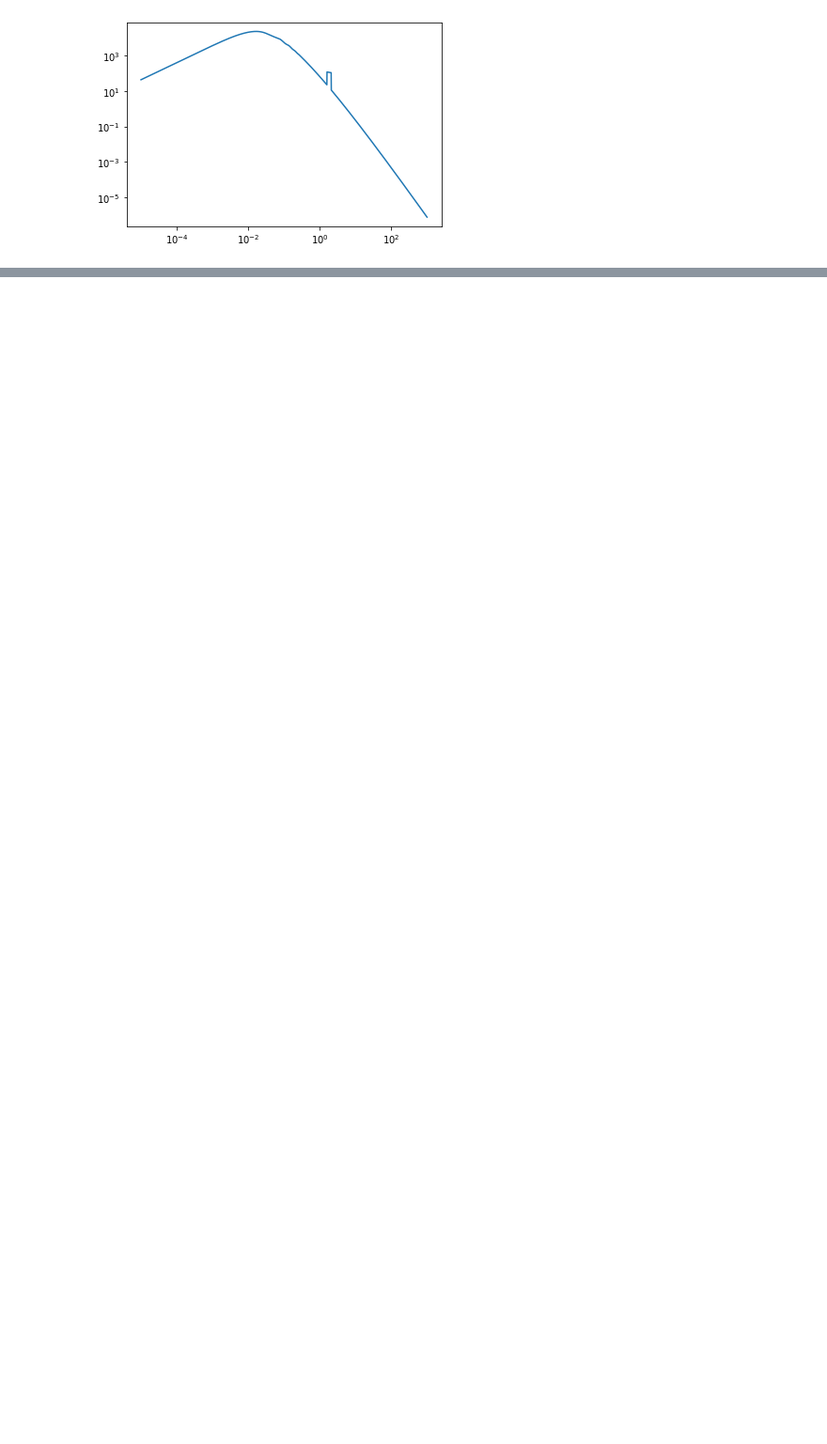
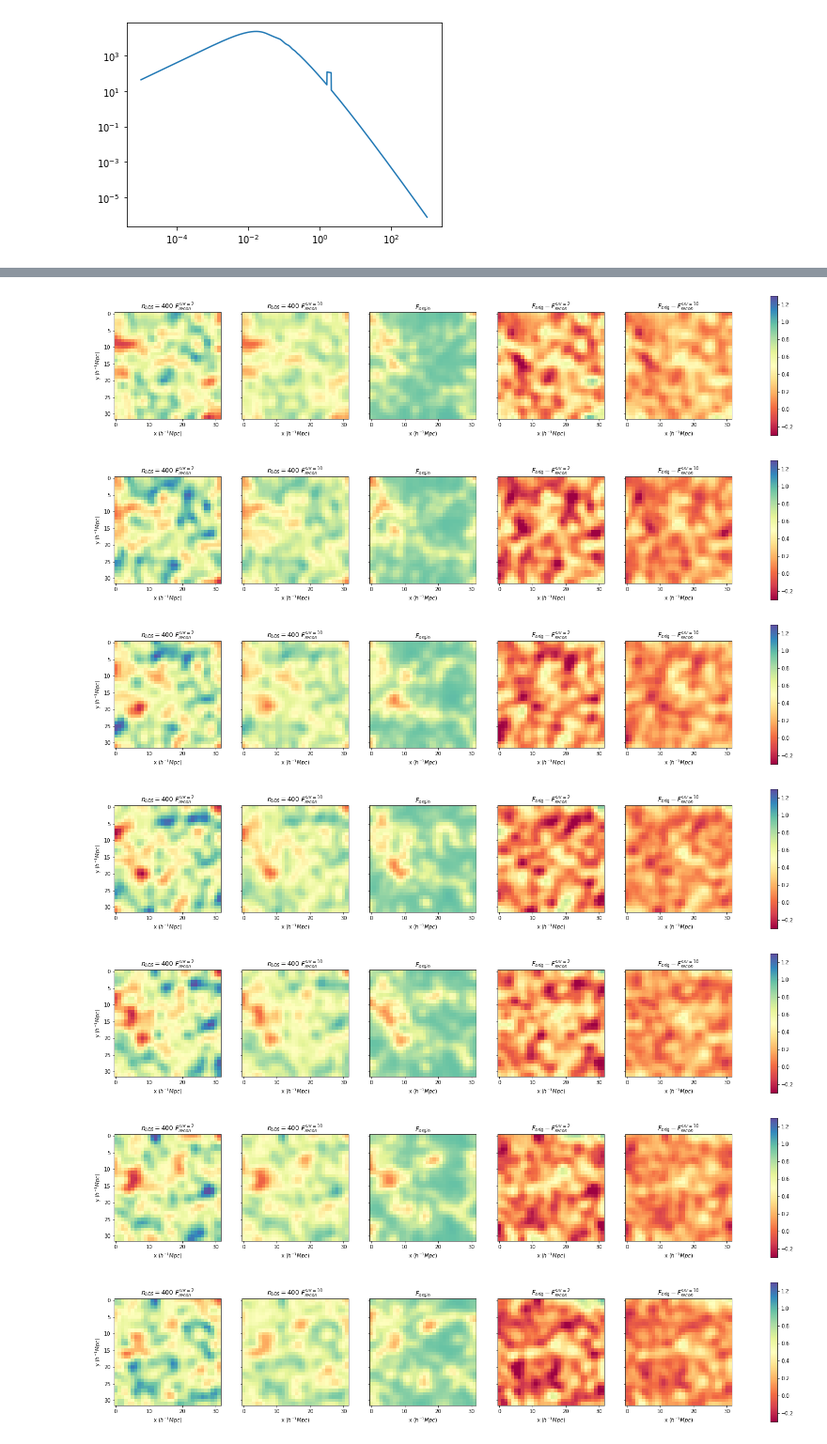
Before and after one commit to lizihao1008/Spectra, a Jupyter notebook: TARDIS.ipynb, the cells around one changed output, grey strips where cells are left out. Shown at 94% size. Drawn from its saved outputs; the diff is of its cells as text; code cells hidden in the pictures; blank space fills up the shorter version.

```diff
--- a/TARDIS.ipynb
+++ b/TARDIS.ipynb
@@ -260,0 +135,8 @@ show()
+# %%
+start_time=time.time()
+
+
+kernel = np.dot(C_MD,mat_inv)
+
+end_time=time.time()
+print('Total run time:%f s'%(end_time-start_time))
@@ -260,0 +145,9 @@ show()
+# %%
+start_time=time.time()
+
+M = np.dot(kernel,d.flatten())
+M_final=M.reshape(n,n,n)
+M_final=array([M_final[:,i,:] for i in range(n)])
+
+end_time=time.time()
+print('Total run time:%f s'%(end_time-start_time))
@@ -260,0 +170,48 @@ show()
+# %%
+M_snr2 = np.dot(kernel,d4.flatten()).reshape(n,n,n)
+M_snr2 = array([M_snr2[:,i,:] for i in range(n)])
+# %%
+sigma=1
+for i in range(n):
+
+    vmin=-0.3
+    vmax=1.3
+
+    f, ax = plt.subplots(1, 5, sharey='row',figsize=(27,5))
+
+    f1 = M_snr2[:,:,i]
+    ga1 = ndimage.gaussian_filter(f1,sigma=sigma)
+    surf1 = ax[0].imshow(ga1,vmin=vmin,vmax=vmax,cmap="Spectral")
+    ax[0].invert_yaxis()
+    ax[0].set_xlabel(r'x ($h^{-1}Mpc$)')
+    ax[0].set_ylabel(r'y ($h^{-1}Mpc$)')
+    ax[0].set_title(r'$n_{LOS}=%d\ F_{recon}^{snr=2}$'%n_los)
+
+    f2 = M_final[:,:,i]
+    ga2 = ndimage.gaussian_filter(f2,sigma=sigma)
+    surf2 = ax[1].imshow(ga2,vmin=vmin,vmax=vmax,cmap="Spectral")
+    ax[1].invert_yaxis()
+    ax[1].set_xlabel(r'x ($h^{-1}Mpc$)')
+    ax[1].set_title(r'$n_{LOS}=%d\ F_{recon}^{snr=10}$'%n_los)
+
+    f3 = exp(-uni.final_tau_RSD[0,:,:,i])
+    ga3 = ndimage.gaussian_filter(f3,sigma=sigma)
+    surf3 = ax[2].imshow(ga3,vmin=vmin,vmax=vmax,cmap="Spectral")    ax[2].set_xlabel(r'x ($h^{-1}Mpc$)')    ax[2].set_title(r'$F_{orgin}$')
+    ax[2].invert_yaxis()
+    surf4 = ax[3].imshow(ga3-ga1,vmin=vmin,vmax=vmax,cmap="Spectral")
+    ax[3].set_xlabel(r'x ($h^{-1}Mpc$)')
+    ax[3].set_title('$F_{orig}-F_{recon}^{snr=2}$')
+
+    surf5 = ax[4].imshow(ga3-ga2,vmin=vmin,vmax=vmax,cmap="Spectral")
+    ax[4].set_xlabel(r'x ($h^{-1}Mpc$)')
+    ax[4].set_title('$F_{orig}-F_{recon}^{snr=10}$')
+    colorbar(surf5,ax=ax)
+    show()
+# %% [output]
+[figure, added]
+[figure, added]
+[figure, added]
+[figure, added]
+[figure, added]
+[figure, added]
+[figure, added]
```
Also changed, not shown: parts of 59 cells of this notebook.
